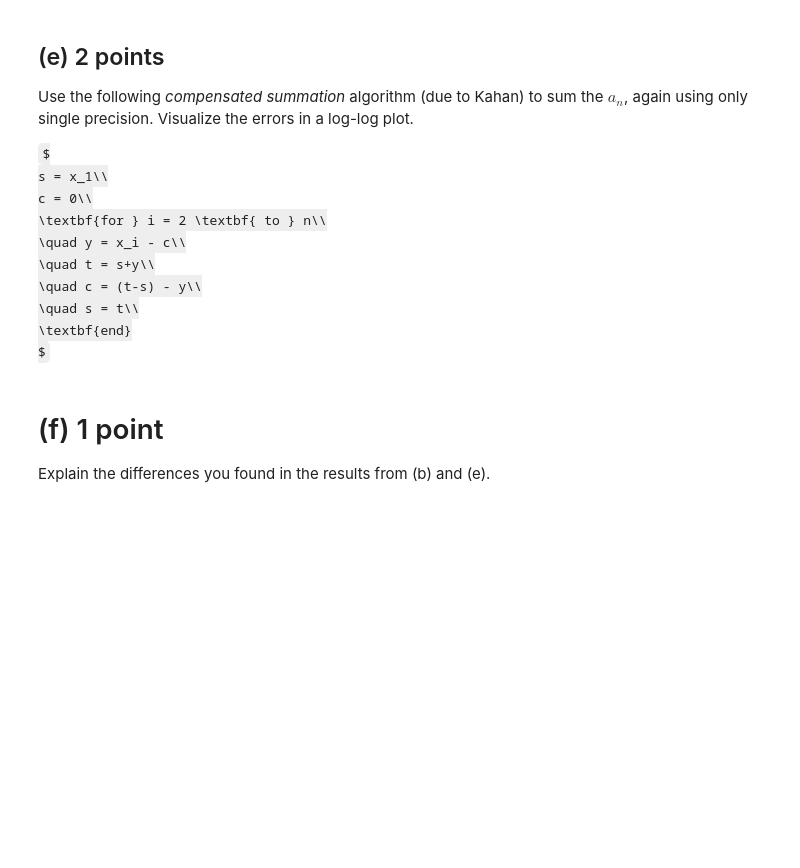
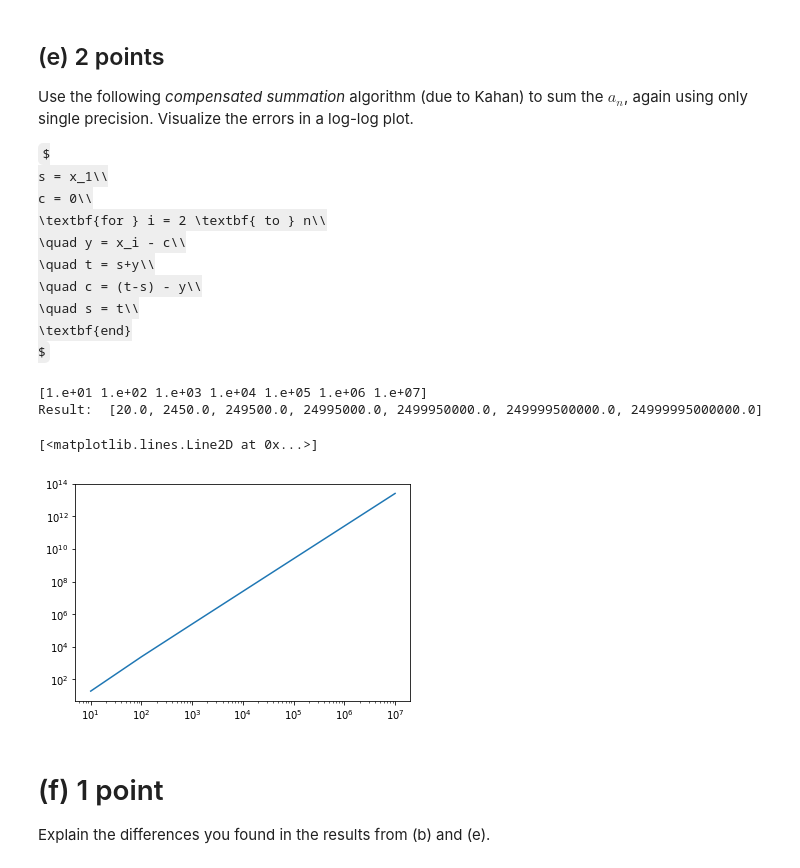
Before and after one commit to DaVinkie/NumAlg1, a Jupyter notebook: homework1.ipynb, the cells around one changed output. Saved outputs shown, nothing was run; the diff lists cells and outputs as text; code cells hidden in the pictures; some formulas as TeX source; blank space fills up the shorter version.

```diff
--- a/homework1.ipynb
+++ b/homework1.ipynb
@@ -213,3 +212,25 @@ raise NotImplementedError()
+# %%
+# Write your answer to subquestion 2 here.
+
+# YOUR CODE HERE
+def compute_TN(N):
+    T = np.single(0.)
+    for i in range(int((N/np.single(2))-np.single(1))):
+        a1 = np.single(-1)**(np.single(2)*np.single(i))
+        a2 = np.single(1) / ((np.single(2) * (np.single(2)*np.single(i))) + np.single(1))
+
+        a3 = np.single(-1)** ((np.single(2)*np.single(i)) + np.single(1))
+        a4 = np.single(1) / (np.single(2) * ((np.single(2)*np.single(i)) + np.single(1)) + np.single(1))
+        T += (a1 * a2) + (a3 * a4)
+
+    return T
+
+t = np.logspace(1, 7, 7, base=10)
+sums_new = [compute_TN(N) for N in t]
+
+print('Result: ', sums_new)
+print('Result: ', sums_single)
+print('Pi/4: ', (np.pi/4))
 # %% [markdown]
 # (d) 1 point
 Explain the differences you found in the results from (b) and (c).
@@ -235,3 +253,28 @@ raise NotImplementedError()
+# %%
+# YOUR CODE HERE
+def KahanSum(l):
+    S = np.single(0.0)
+    c = 0.0
+    for i in range(0, int(l), 2):
+        y = i - c
+        t = S + y
+        c = (t - S) - y
+        S = t
+    return S
+
+dT = np.logspace(1, 7, 7, base=10)
+print(dT)
+sums_single = [KahanSum(N) for N in dT]
+
+print('Result: ', sums_single)
+
+error_single = np.absolute([((np.pi / 4) - x) for x in sums_single])
+plt.loglog(t, error_single, label='Single')
+# %% [output]
+[1.e+01 1.e+02 1.e+03 1.e+04 1.e+05 1.e+06 1.e+07]
+Result:  [20.0, 2450.0, 249500.0, 24995000.0, 2499950000.0, 249999500000.0, 24999995000000.0]
+[<matplotlib.lines.Line2D at 0x...>]
+[figure, added]
 # %% [markdown]
 # (f) 1 point
 Explain the differences you found in the results from (b) and (e).
```
Also changed, not shown: parts of 4 cells of this notebook.
